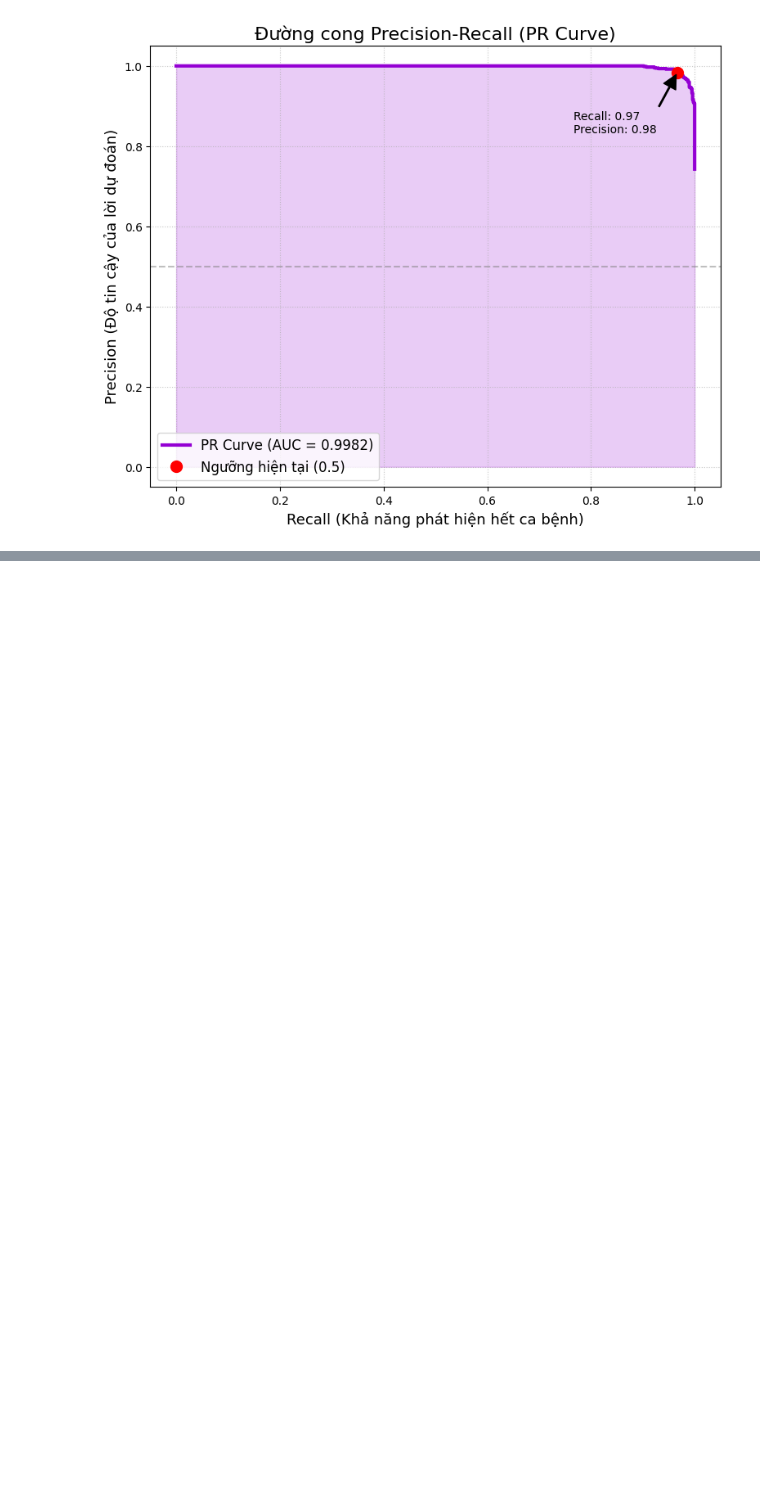
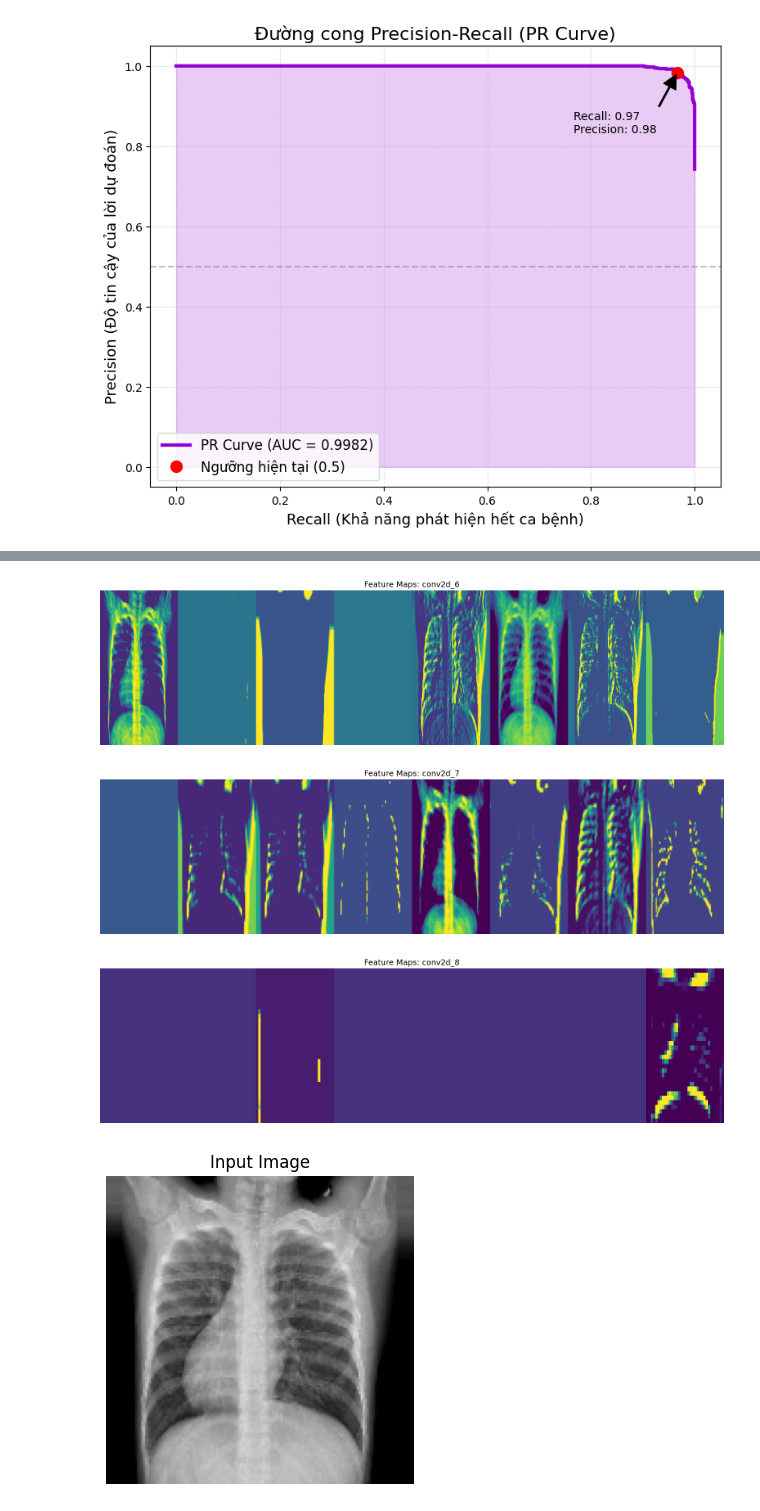
Before and after one commit to thuynguyenhuit/hocsau, a Jupyter notebook: Nhan_dien_benh_phoi_bang_mo_hinh_CNN.ipynb, the cells around one changed output, grey strips where cells are left out. Cells and saved outputs as stored; diff of their text form; code cells hidden in the pictures; blank space fills up the shorter version.

```diff
--- a/Nhan_dien_benh_phoi_bang_mo_hinh_CNN.ipynb
+++ b/Nhan_dien_benh_phoi_bang_mo_hinh_CNN.ipynb
@@ -313,3 +313,68 @@ plt.annotate(f'Recall: {recall[idx]:.2f}\nPrecision: {precision[idx]:.2f}',
 plt.show()
 # %% [output]
 [figure]
+# %%
+import matplotlib.pyplot as plt
+import numpy as np
+import tensorflow as tf
+from tensorflow.keras.models import Model
+from tensorflow.keras.layers import Input
+
+# 1. Chuẩn bị ảnh
+eval_generator.reset()
+img_batch, label_batch = next(eval_generator)
+sample_image = img_batch[0]
+sample_image_input = np.expand_dims(sample_image, axis=0)
+
+# 2. Định nghĩa lại mô hình phụ bằng cách tạo một Input mới hoàn toàn
+# Kích thước phải khớp với đầu vào của bạn (150, 150, 3)
+input_shape = (150, 150, 3)
+new_input = Input(shape=input_shape)
+
+# Chúng ta sẽ "xâu chuỗi" các lớp của mô hình gốc lại
+x = new_input
+layer_outputs = []
+conv_layer_names = []
+
+for layer in model.layers:
+    x = layer(x) # Chạy input mới qua từng lớp của mô hình cũ
+    if 'conv' in layer.name:
+        layer_outputs.append(x)
+        conv_layer_names.append(layer.name)
+
+# 3. Tạo visualization_model từ Input mới và các Output đã thu thập
+visualization_model = Model(inputs=new_input, outputs=layer_outputs)
+
+# 4. Dự đoán và vẽ biểu đồ
+print(f"Đang trích xuất từ các lớp: {conv_layer_names}")
+feature_maps = visualization_model.predict(sample_image_input)
+
+for layer_name, f_map in zip(conv_layer_names, feature_maps):
+    n_features = f_map.shape[-1]
+    size = f_map.shape[1]
+    n_display = min(8, n_features)
+    display_grid = np.zeros((size, size * n_display))
+
+    for i in range(n_display):
+        x_img = f_map[0, :, :, i]
+        x_img -= x_img.mean()
+        if x_img.std() > 0:
+            x_img /= x_img.std()
+        x_img *= 64
+        x_img += 128
+        x_img = np.clip(x_img, 0, 255).astype('uint8')
+        display_grid[:, i * size : (i + 1) * size] = x_img
+
+    plt.figure(figsize=(20, 5))
+    plt.title(f"Feature Maps: {layer_name}", fontsize=14)
+    plt.imshow(display_grid, aspect='auto', cmap='viridis')
+    plt.axis('off')
+    plt.show()
+
+# Ảnh gốc
+plt.figure(figsize=(4, 4))
+plt.title("Input Image")
+plt.imshow(sample_image)
+plt.axis('off')
+plt.show()
+# %% [output]
@@ -315,0 +383,4 @@ plt.show()
+[figure, added]
+[figure, added]
+[figure, added]
+[figure, added]
```
Also changed, not shown: parts of 3 cells of this notebook.
